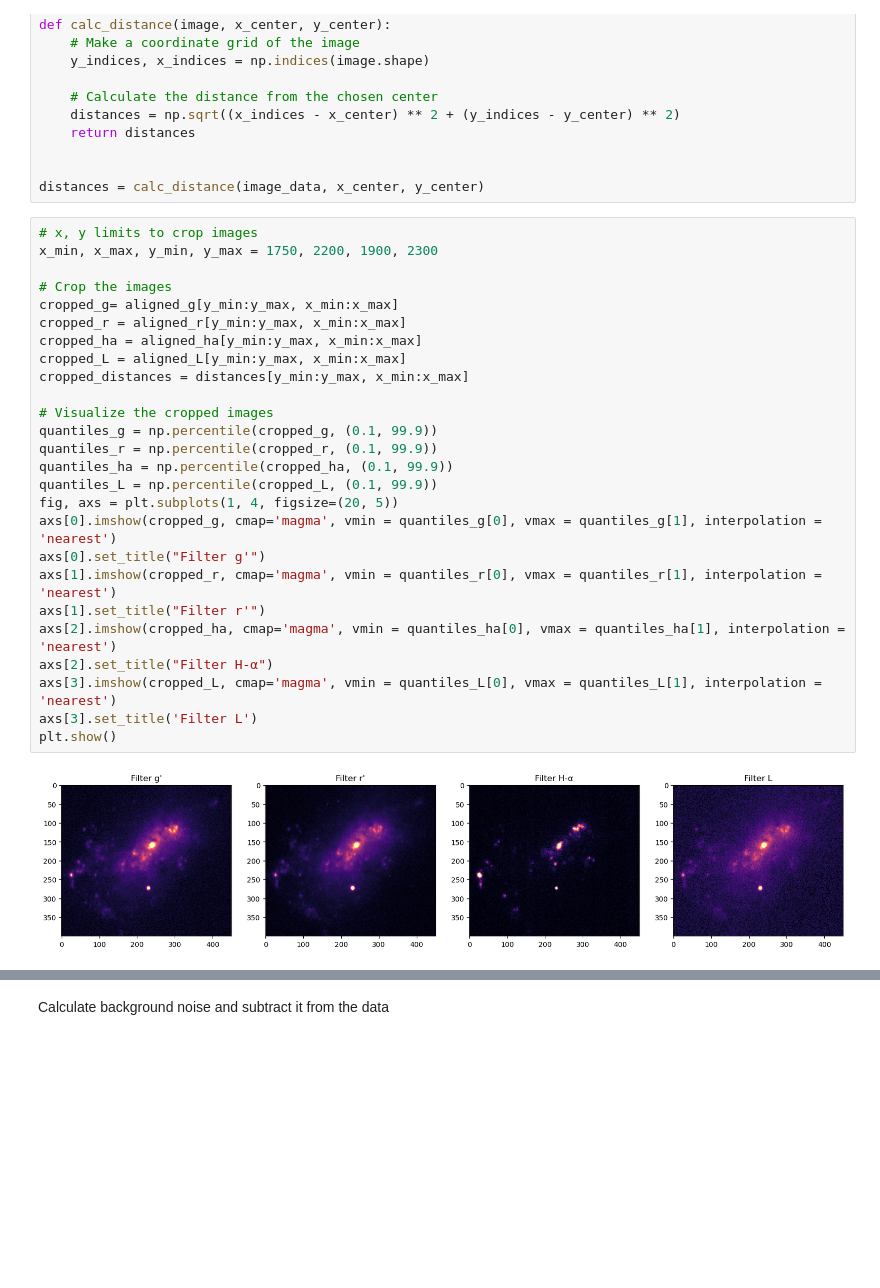
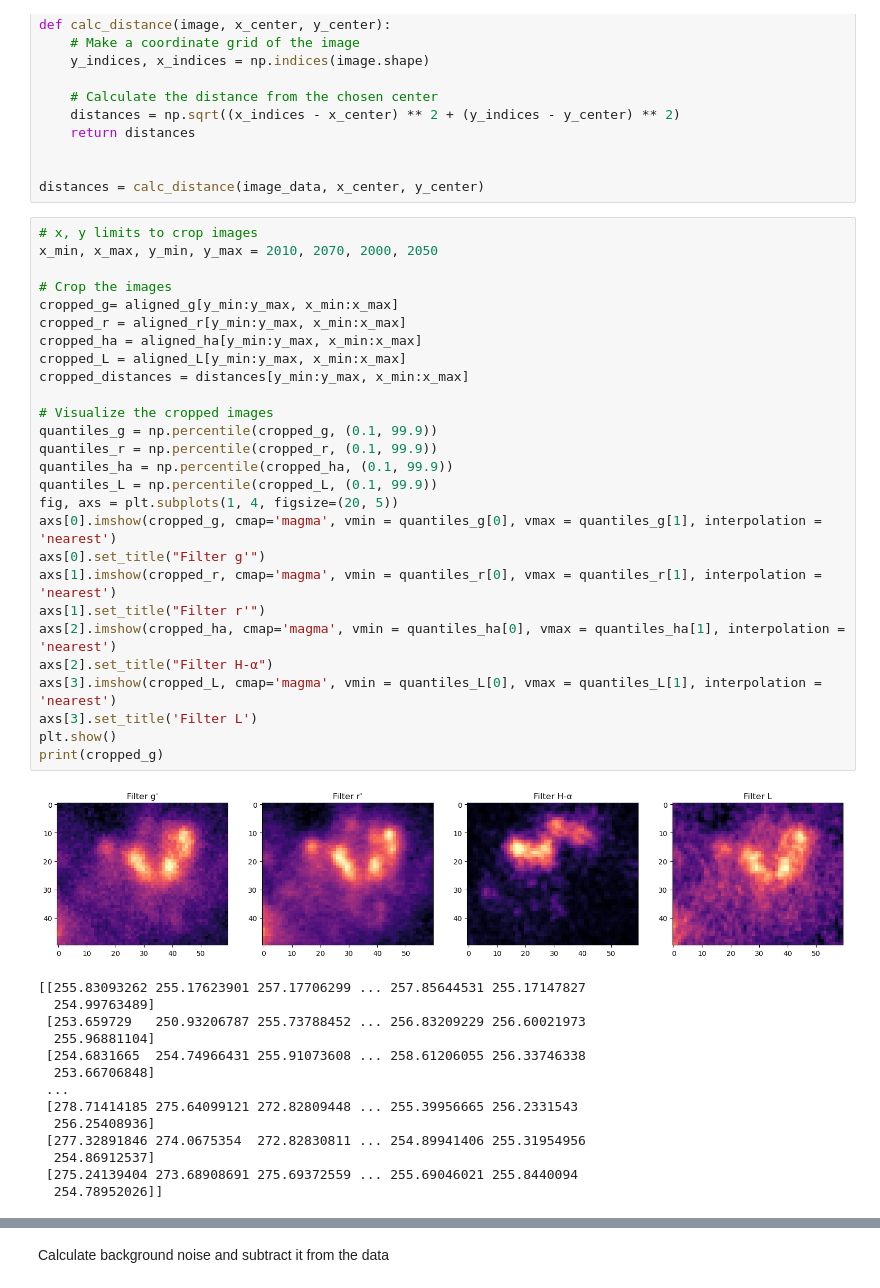
Before and after one commit to Juaopteinde/Group-19-NGC4449, a Jupyter notebook: Main.ipynb, the cells around one changed output, grey strips where cells are left out. Cells and saved outputs as stored; diff of their text form; blank space fills up the shorter version.

```diff
--- a/Main.ipynb
+++ b/Main.ipynb
@@ -84,32 +84,46 @@ def calc_distance(image, x_center, y_center):
 distances = calc_distance(image_data, x_center, y_center)
 # %%
 # x, y limits to crop images
-x_min, x_max, y_min, y_max = 1750, 2200, 1900, 2300
+x_min, x_max, y_min, y_max = 2010, 2070, 2000, 2050
 
 # Crop the images
 cropped_g= aligned_g[y_min:y_max, x_min:x_max]
 cropped_r = aligned_r[y_min:y_max, x_min:x_max]
 cropped_ha = aligned_ha[y_min:y_max, x_min:x_max]
 cropped_L = aligned_L[y_min:y_max, x_min:x_max]
 cropped_distances = distances[y_min:y_max, x_min:x_max]
 
 # Visualize the cropped images
 quantiles_g = np.percentile(cropped_g, (0.1, 99.9))
 quantiles_r = np.percentile(cropped_r, (0.1, 99.9))
 quantiles_ha = np.percentile(cropped_ha, (0.1, 99.9))
 quantiles_L = np.percentile(cropped_L, (0.1, 99.9))
 fig, axs = plt.subplots(1, 4, figsize=(20, 5))
 axs[0].imshow(cropped_g, cmap='magma', vmin = quantiles_g[0], vmax = quantiles_g[1], interpolation = 'nearest')
 axs[0].set_title("Filter g'")
 axs[1].imshow(cropped_r, cmap='magma', vmin = quantiles_r[0], vmax = quantiles_r[1], interpolation = 'nearest')
 axs[1].set_title("Filter r'")
 axs[2].imshow(cropped_ha, cmap='magma', vmin = quantiles_ha[0], vmax = quantiles_ha[1], interpolation = 'nearest')
 axs[2].set_title("Filter H-α")
 axs[3].imshow(cropped_L, cmap='magma', vmin = quantiles_L[0], vmax = quantiles_L[1], interpolation = 'nearest')
 axs[3].set_title('Filter L')
 plt.show()
+print(cropped_g)
 # %% [output]
-[figure, old version]
+[figure, new version]
+[[255.83093262 255.17623901 257.17706299 ... 257.85644531 255.17147827
+  254.99763489]
+ [253.659729   250.93206787 255.73788452 ... 256.83209229 256.60021973
+  255.96881104]
+ [254.6831665  254.74966431 255.91073608 ... 258.61206055 256.33746338
+  253.66706848]
+ ...
+ [278.71414185 275.64099121 272.82809448 ... 255.39956665 256.2331543
+  256.25408936]
+ [277.32891846 274.0675354  272.82830811 ... 254.89941406 255.31954956
+  254.86912537]
+ [275.24139404 273.68908691 275.69372559 ... 255.69046021 255.8440094
+  254.78952026]]
 # %%
 # Split an image up in a grid and create a list containing an array for each grid.
 # Function to overlay grid and split image into grid parts
```
Also changed, not shown: parts of 8 cells of this notebook, 1 other file.
